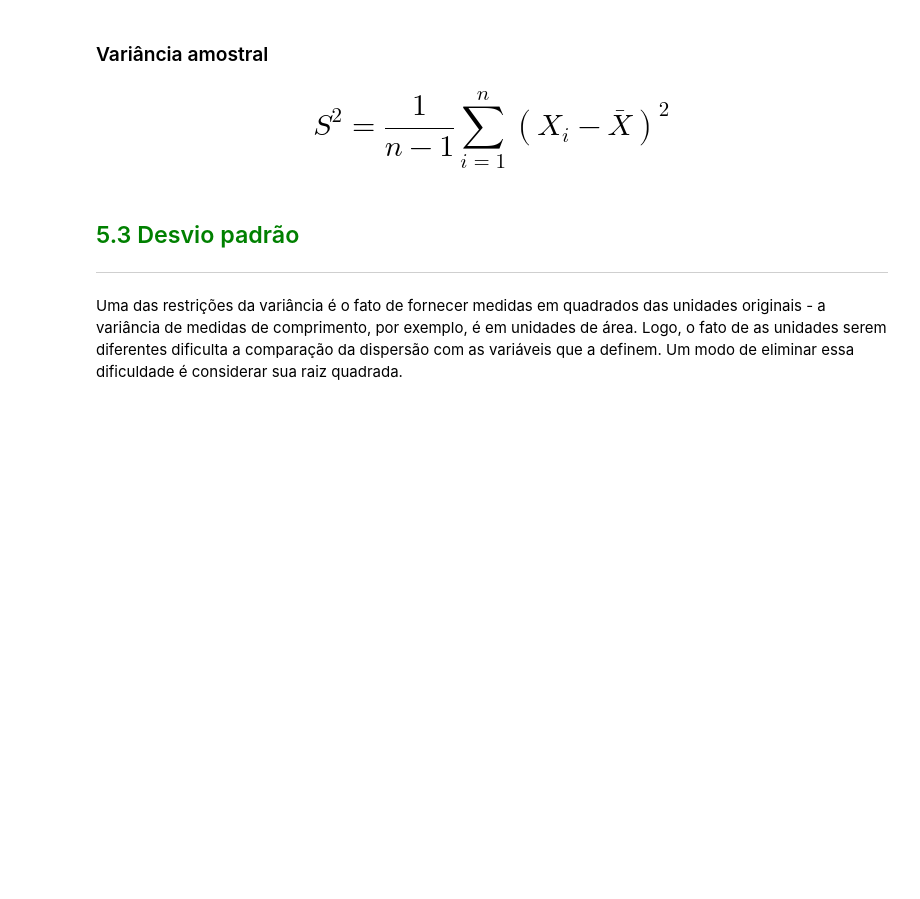
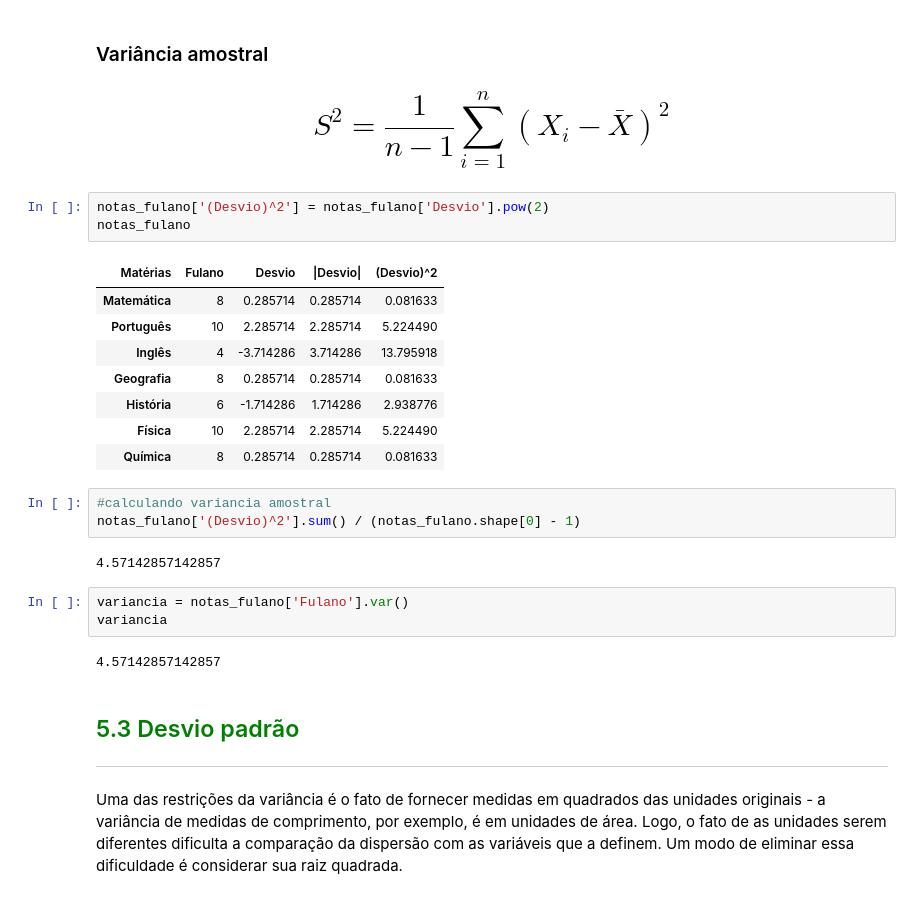
Before and after one commit to Caiocof/Estatistica_Python_01, a Jupyter notebook: Dados/Curso_de_Estatística_Parte_1.ipynb, the cells around one changed output. Drawn from its saved outputs; the diff is of its cells as text; blank space fills up the shorter version.

```diff
--- a/Dados/Curso_de_Estatística_Parte_1.ipynb
+++ b/Dados/Curso_de_Estatística_Parte_1.ipynb
@@ -1100,6 +1100,28 @@ A variância é construída a partir das diferenças entre cada observação e a
 ### Variância amostral
 
 # $$S^2 = \frac 1{n-1}\sum_{i=1}^{n}(X_i-\bar{X})^2$$
+# %%
+notas_fulano['(Desvio)^2'] = notas_fulano['Desvio'].pow(2)
+notas_fulano
+# %% [output]
+| Matérias | Fulano | Desvio | |Desvio| | (Desvio)^2 |
+| Matemática | 8 | 0.285714 | 0.285714 | 0.081633 |
+| Português | 10 | 2.285714 | 2.285714 | 5.224490 |
+| Inglês | 4 | -3.714286 | 3.714286 | 13.795918 |
+| Geografia | 8 | 0.285714 | 0.285714 | 0.081633 |
+| História | 6 | -1.714286 | 1.714286 | 2.938776 |
+| Física | 10 | 2.285714 | 2.285714 | 5.224490 |
+| Química | 8 | 0.285714 | 0.285714 | 0.081633 |
+# %%
+#calculando variancia amostral
+notas_fulano['(Desvio)^2'].sum() / (notas_fulano.shape[0] - 1)
+# %% [output]
+4.57142857142857
+# %%
+variancia = notas_fulano['Fulano'].var()
+variancia
+# %% [output]
+4.57142857142857
 # %% [markdown]
 ## <font color=green>5.3 Desvio padrão</font>
 ***
```
Also changed, not shown: parts of 10 cells of this notebook, 2 other files.
